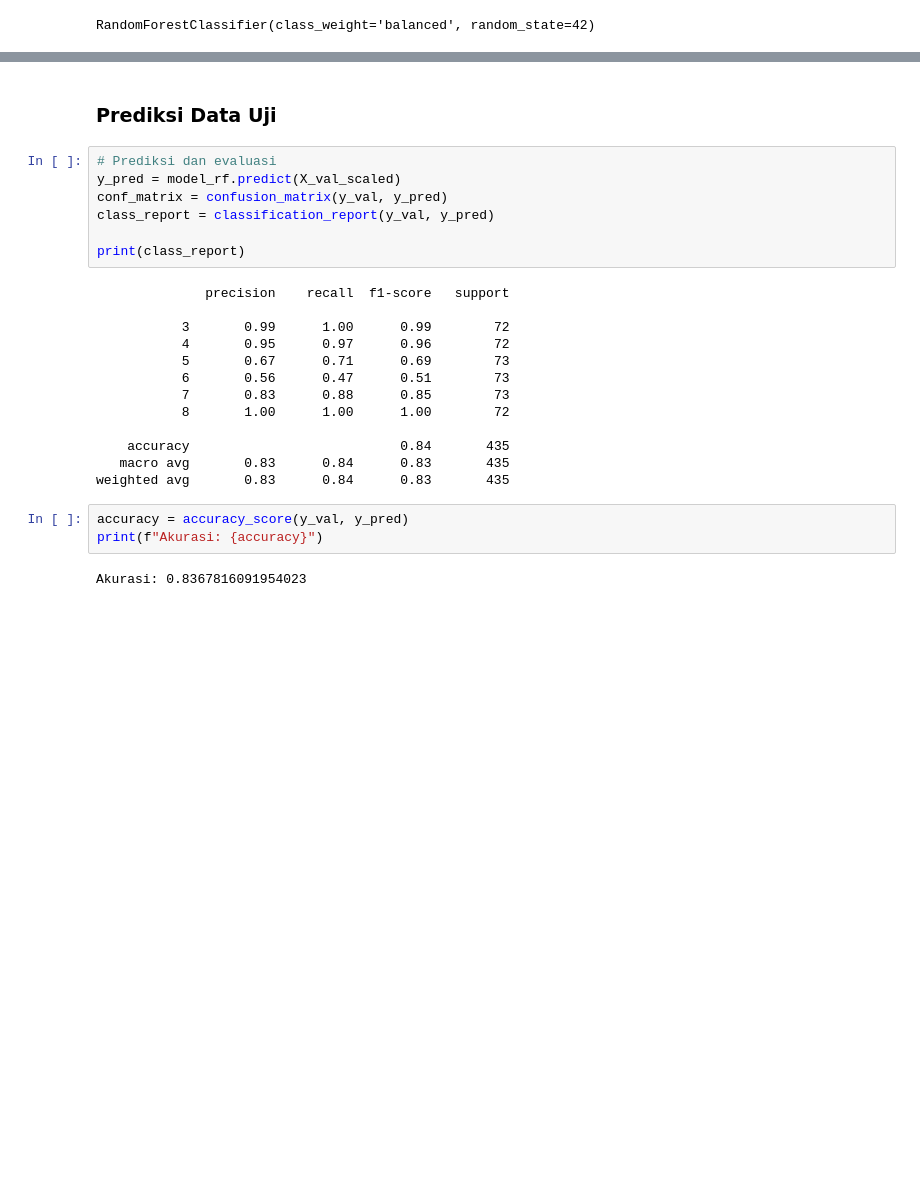
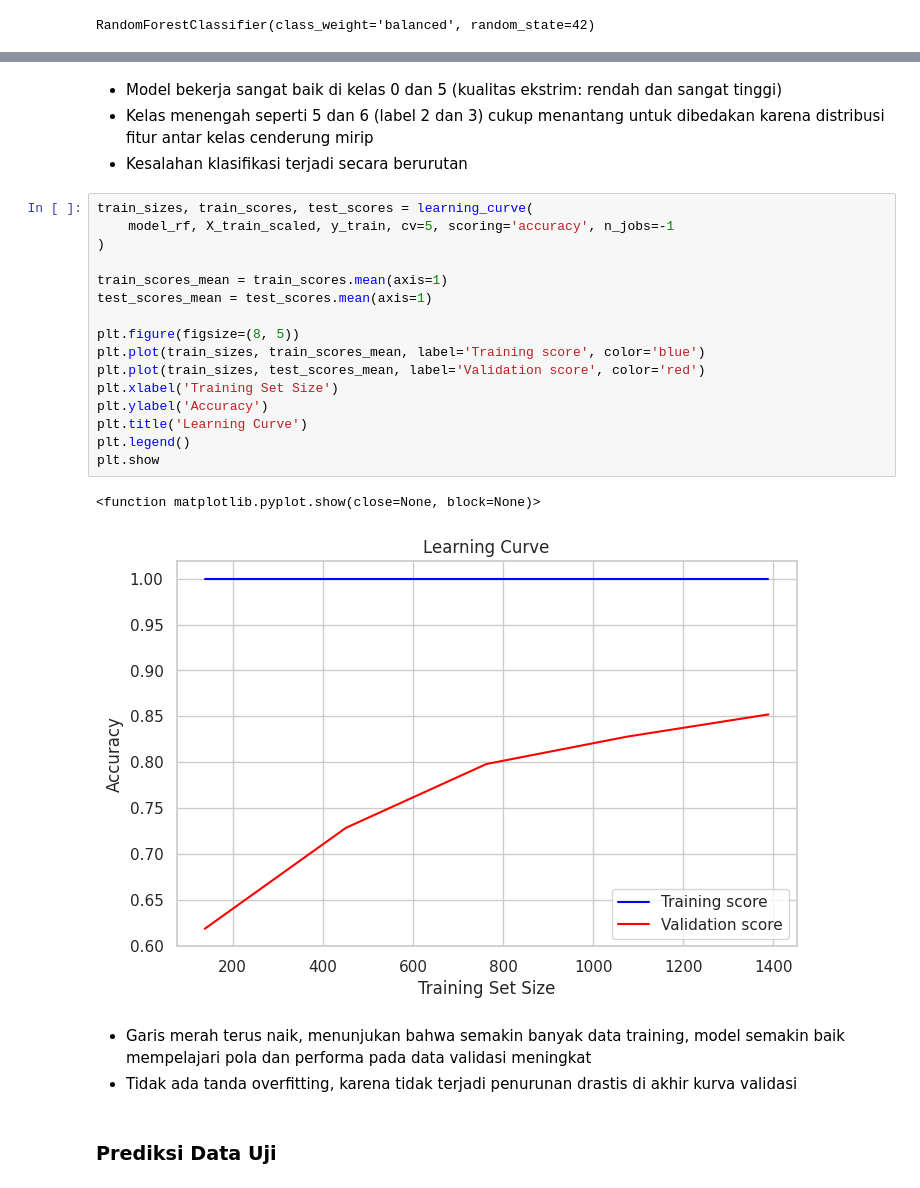
Before and after one commit to bonsnv/UTS-Machine-Learning, a Jupyter notebook: UTS_Machine_Learning_4112322020.ipynb, the cells around one changed output, grey strips where cells are left out. Drawn from its saved outputs; the diff is of its cells as text; blank space fills up the shorter version.

```diff
--- a/UTS_Machine_Learning_4112322020.ipynb
+++ b/UTS_Machine_Learning_4112322020.ipynb
@@ -186,27 +218,28 @@ RandomForestClassifier(class_weight='balanced', random_state=42)
+# %% [markdown]
+- Model bekerja sangat baik di kelas 0 dan 5 (kualitas ekstrim: rendah dan sangat tinggi)
+- Kelas menengah seperti 5 dan 6 (label 2 dan 3) cukup menantang untuk dibedakan karena distribusi fitur antar kelas cenderung mirip
+- Kesalahan klasifikasi terjadi secara berurutan
+# %%
+train_sizes, train_scores, test_scores = learning_curve(
+    model_rf, X_train_scaled, y_train, cv=5, scoring='accuracy', n_jobs=-1
+)
+
+train_scores_mean = train_scores.mean(axis=1)
+test_scores_mean = test_scores.mean(axis=1)
+
+plt.figure(figsize=(8, 5))
+plt.plot(train_sizes, train_scores_mean, label='Training score', color='blue')
+plt.plot(train_sizes, test_scores_mean, label='Validation score', color='red')
+plt.xlabel('Training Set Size')
+plt.ylabel('Accuracy')
+plt.title('Learning Curve')
+plt.legend()
+plt.show
+# %% [output]
+<function matplotlib.pyplot.show(close=None, block=None)>
+[figure, added]
+# %% [markdown]
+- Garis merah terus naik, menunjukan bahwa semakin banyak data training, model semakin baik mempelajari pola dan performa pada data validasi meningkat
+- Tidak ada tanda overfitting, karena tidak terjadi penurunan drastis di akhir kurva validasi
 # %% [markdown]
 ### Prediksi Data Uji
-# %%
-# Prediksi dan evaluasi
-y_pred = model_rf.predict(X_val_scaled)
-conf_matrix = confusion_matrix(y_val, y_pred)
-class_report = classification_report(y_val, y_pred)
-
-print(class_report)
-# %% [output]
-              precision    recall  f1-score   support
-
-           3       0.99      1.00      0.99        72
-           4       0.95      0.97      0.96        72
-           5       0.67      0.71      0.69        73
-           6       0.56      0.47      0.51        73
-           7       0.83      0.88      0.85        73
-           8       1.00      1.00      1.00        72
-
-    accuracy                           0.84       435
-   macro avg       0.83      0.84      0.83       435
-weighted avg       0.83      0.84      0.83       435
-# %%
-accuracy = accuracy_score(y_val, y_pred)
-print(f"Akurasi: {accuracy}")
-# %% [output]
-Akurasi: 0.8367816091954023
```
Also changed, not shown: parts of 13 cells of this notebook.
